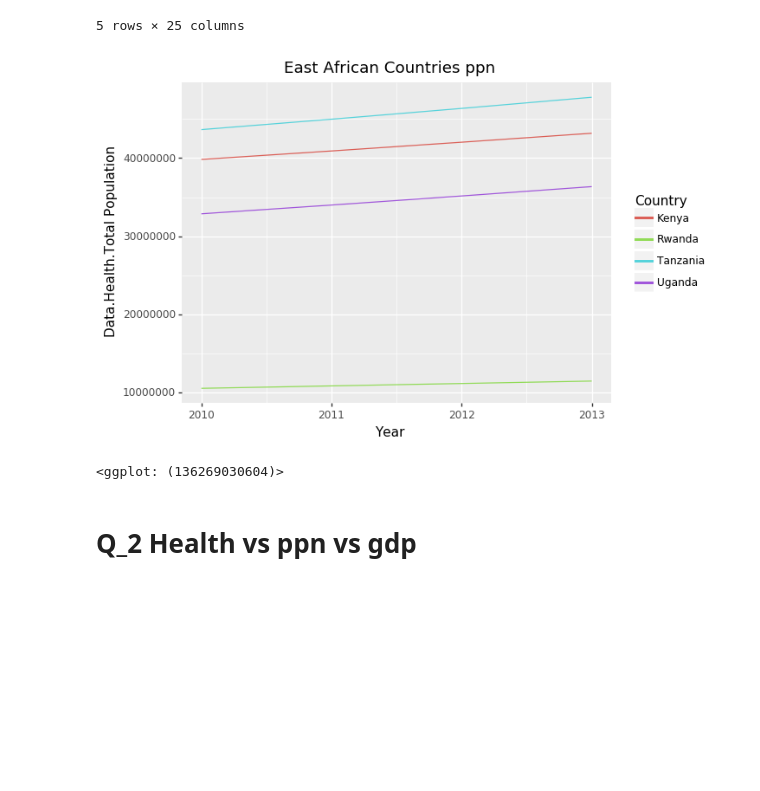
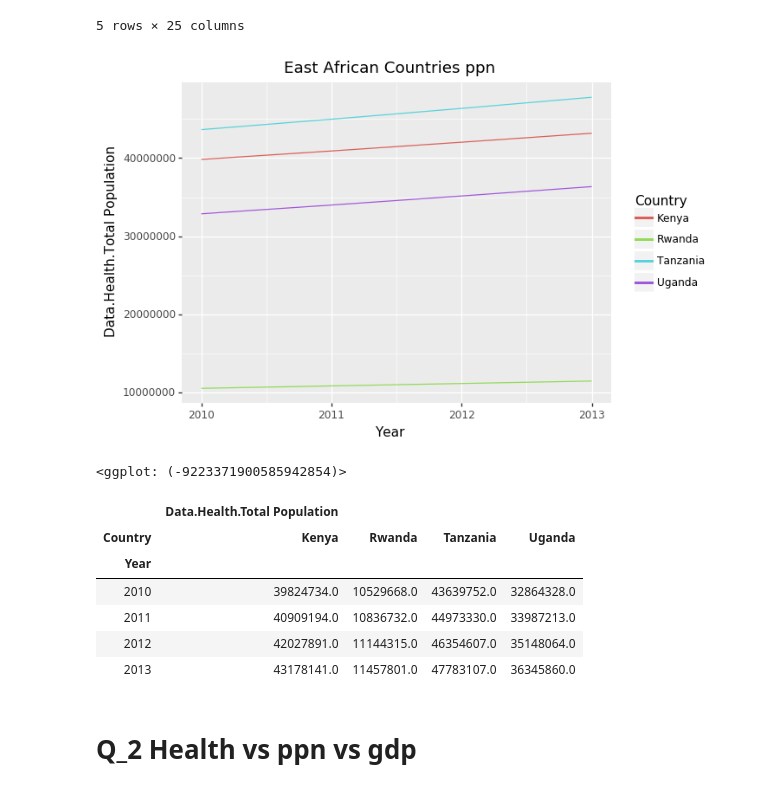
Before and after one commit to sophicist/Aesops, a Jupyter notebook: Untitled.ipynb, the cells around one changed output. Cells and saved outputs as stored; diff of their text form; code cells hidden in the pictures; blank space fills up the shorter version.

```diff
--- a/Untitled.ipynb
+++ b/Untitled.ipynb
@@ -64,10 +64,22 @@ df_east.head()
 # %%
 years = list(range(2010,2014))
 df_test = df_east[df_east.Year.isin(years)]
-(ggplot(df_test,aes(x = 'Year',y = 'Data.Health.Total Population',color = "Country"))+geom_line()+labs(title ="East African Countries ppn"))
+df_test =df_test.fillna(0)
+print((ggplot(df_test,aes(x = 'Year',y = 'Data.Health.Total Population',color = "Country"))
+ +geom_line()+labs(title ="East African Countries ppn")))
+
+pd.pivot_table(df_test[['Country',"Year","Data.Health.Total Population"]],
+               index = ["Year"],columns =['Country'],values = ["Data.Health.Total Population"])
 # %% [output]
 [figure]
-<ggplot: (136269030604)>
+<ggplot: (-9223371900585942854)>
+|  | Data.Health.Total Population |  |  |  |
+| Country | Kenya | Rwanda | Tanzania | Uganda |
+| Year |  |  |  |  |
+| 2010 | 39824734.0 | 10529668.0 | 43639752.0 | 32864328.0 |
+| 2011 | 40909194.0 | 10836732.0 | 44973330.0 | 33987213.0 |
+| 2012 | 42027891.0 | 11144315.0 | 46354607.0 | 35148064.0 |
+| 2013 | 43178141.0 | 11457801.0 | 47783107.0 | 36345860.0 |
 # %% [markdown]
 # Q_2 Health vs ppn vs gdp
 # %%
```
Also changed, not shown: parts of 2 cells of this notebook.
